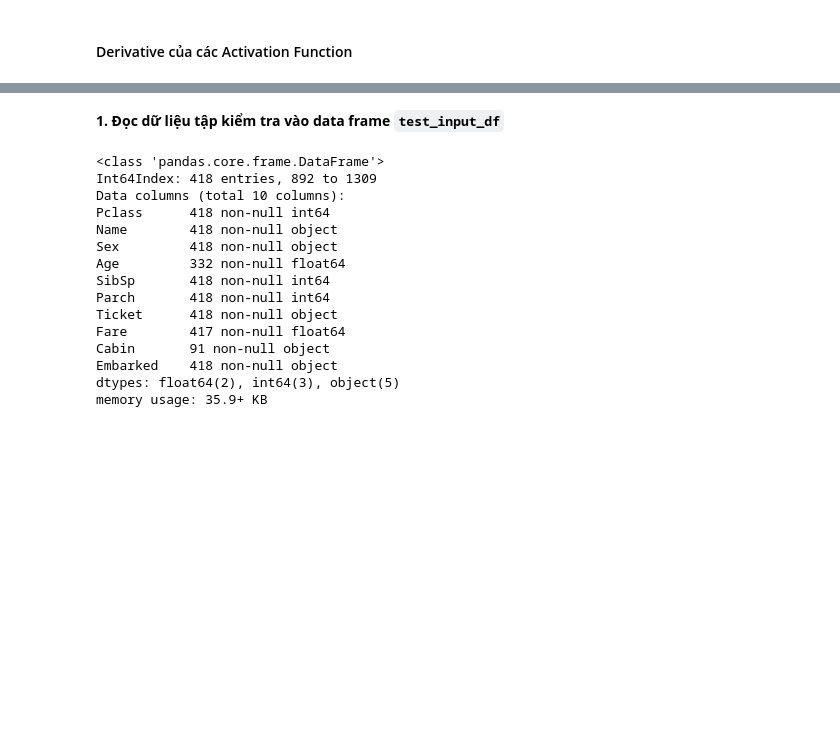
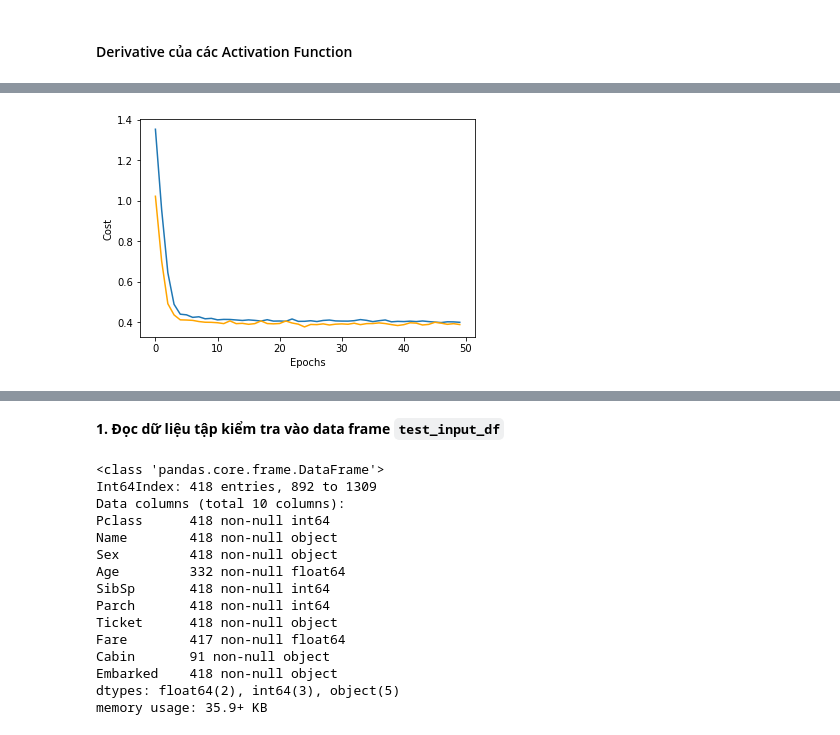
Before and after one commit to suongnhoang/machine_learning_basic, a Jupyter notebook: ANNs/ANN.ipynb, the cells around one changed output, grey strips where cells are left out. Cells and saved outputs as stored; diff of their text form; code cells hidden in the pictures; blank space fills up the shorter version.

```diff
--- a/ANNs/ANN.ipynb
+++ b/ANNs/ANN.ipynb
@@ -661,7 +982,7 @@ class Input(Layer):
         weights_prev: the weights of previous layer according backward direction.
         """
         if self.return_dX:
-            return d_prev.dot(weights_prev.T)
+            return np.dot(d_prev, weights_prev.T)
         return None
 # %%
 class Dense(LearnableLayer):
@@ -738,6 +1065,10 @@ class Dropout(Layer):
         """
         Drop neurons random uniformly.
         """
+        if prediction:
+            self.output = X * self.keep_prob
+            return self.output
+
         self.mask = np.random.uniform(size=X.shape) < self.keep_prob
         self.output = X * self.mask
         return self.output
@@ -756,14 +1087,16 @@ class Activation(Layer):
                                 relu, softmax]. Softmax activation must be at the last layer.
 
         """
-        assert activation in ["sigmoid", "tanh", "relu", "softmax"], "Unknown activation function: " + str(activation)
+        assert activation in ["swish", "sigmoid", "tanh", "relu", "softmax"], "Unknown activation function: " + str(activation)
         self.activation = activation
+        self.last = False
 
     def forward(self, X):
         """
         Activation layer forward propgation.
         """
         self.output = eval(self.activation)(X)
+        self.input = X
         return self.output
 
     def backward(self, d_prev, _):
@@ -777,5 +1110,9 @@ class Activation(Layer):
         -------
         Gradient of J respect to type of activations (sigmoid, tanh, relu) in this layer `l`.
         """
-        d_prev = d_prev * eval(self.activation + "_grad")(self.output)
+        if self.last:
+            # return previous derivatives of loss, because we computed derivatives of softmax with CE-loss already.
+            # ref: https://math.stackexchange.com/questions/945871/derivative-of-softmax-loss-function
+            return d_prev
+        d_prev = d_prev * eval(self.activation + "_grad")(self.input)
         return d_prev
@@ -1065,21 +1441,25 @@ class Model:
 # %%
+EPOCHS = 50
 optimizer = Adam(0.0001)
 loss_func = BinaryCrossEntropy()
 archs = [
     Input(),
-    Dense(num_neurons=128, weight_init="he_normal"),
-    Activation(activation="relu"),
+    Dense(num_neurons=1024, weight_init="glorot_normal"),
+    Activation(activation="swish"),
     Dropout(keep_prob=0.5),
-    Dense(num_neurons=8, weight_init="he_normal"),
+    Dense(num_neurons=512, weight_init="glorot_normal"),
+    Activation(activation="swish"),
+    Dropout(keep_prob=0.5),
+    Dense(num_neurons=128, weight_init="glorot_normal"),
     Activation(activation="sigmoid"),
-    Dense(num_neurons=2, weight_init="he_normal"),
+    Dense(num_neurons=2, weight_init="glorot_normal"),
     Activation(activation="softmax"),
 ]
 
 val_set = (val_X, enc.transform(val_Y).toarray())
 
 model = Model(optimizer=optimizer, layers=archs, loss_func=loss_func)
-train_losses, val_losses = model.fit(train_X, train_Y, val_set, batch_size=16, epochs=50)
+train_losses, val_losses, train_accs, val_accs = model.fit(train_X, train_Y, val_set, batch_size=16, epochs=EPOCHS)
 
 import pickle
 with open("nn_weights.pkl", "wb") as f:
@@ -1104,0 +1485,9 @@ Loss at epoch 50: 0.45459 - Validation loss: 7.14459
+# %%
+import matplotlib.pyplot as plt
+plt.plot(range(EPOCHS), train_losses, label='training')
+plt.plot(range(EPOCHS), val_losses, label='validation', color='orange')
+plt.ylabel('Cost')
+plt.xlabel('Epochs')
+plt.show()
+# %% [output]
+[figure, added]
```
Also changed, not shown: parts of 46 cells of this notebook, 33 other files.
